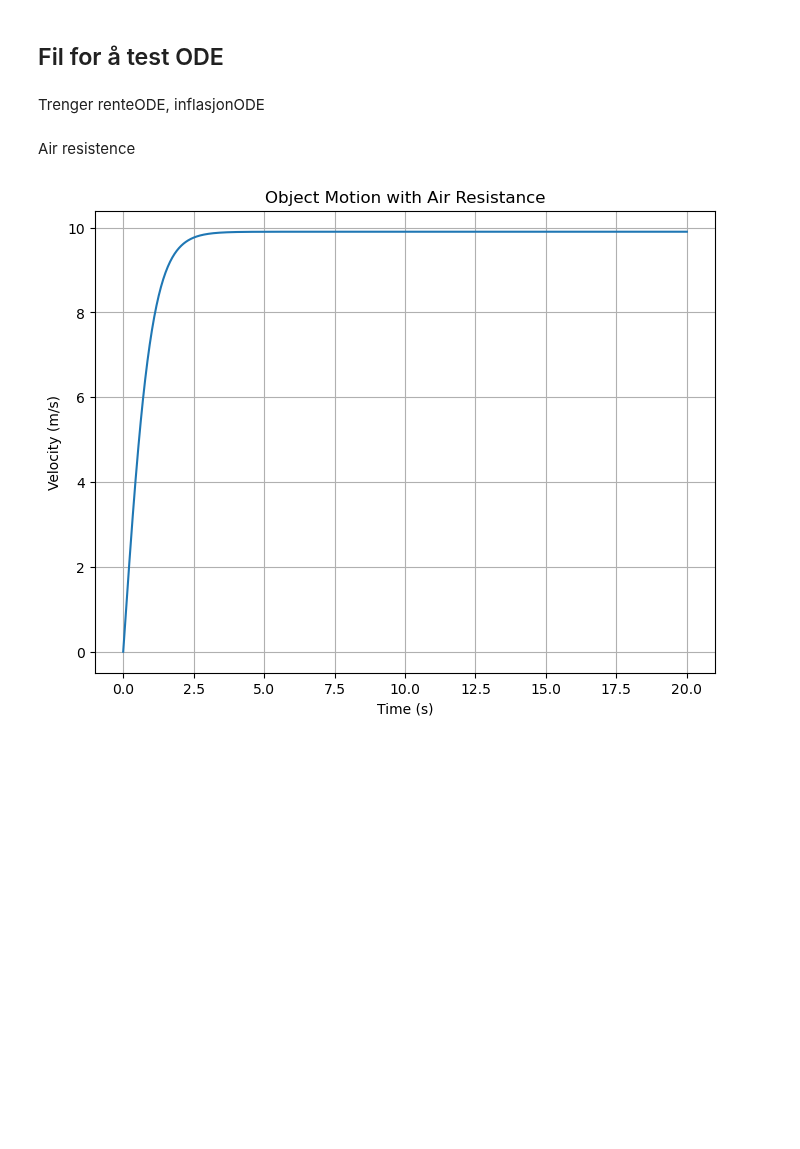
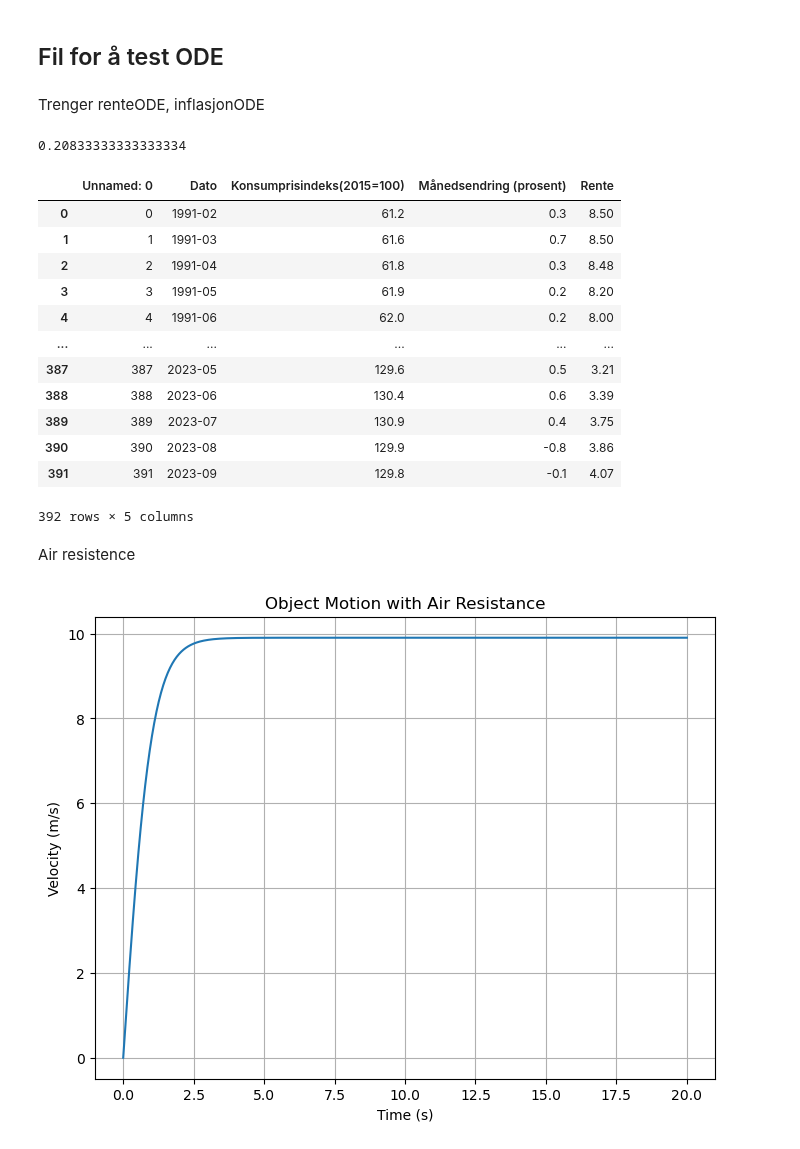
Before and after one commit to 591118/ProsjektADAH2023, a Jupyter notebook: ode.ipynb, the cells around one changed output. Drawn from its saved outputs; the diff is of its cells as text; code cells hidden in the pictures; blank space fills up the shorter version.

```diff
--- a/ode.ipynb
+++ b/ode.ipynb
@@ -5,3 +7,29 @@ Trenger renteODE, inflasjonODE
+# %%
+annual_inflation_goal = 2.5  # Annual inflation goal in percentage
+
+# Convert the annual inflation goal to a monthly percentage
+monthly_inflation_goal = annual_inflation_goal / 12
+
+print(monthly_inflation_goal)
+# %% [output]
+0.20833333333333334
+# %%
+df = pd.read_excel('siste_rente_kpi.xlsx')
+df
+# %% [output]
+|  | Unnamed: 0 | Dato | Konsumprisindeks(2015=100) | Månedsendring (prosent) | Rente |
+| 0 | 0 | 1991-02 | 61.2 | 0.3 | 8.50 |
+| 1 | 1 | 1991-03 | 61.6 | 0.7 | 8.50 |
+| 2 | 2 | 1991-04 | 61.8 | 0.3 | 8.48 |
+| 3 | 3 | 1991-05 | 61.9 | 0.2 | 8.20 |
+| 4 | 4 | 1991-06 | 62.0 | 0.2 | 8.00 |
+| ... | ... | ... | ... | ... | ... |
+| 387 | 387 | 2023-05 | 129.6 | 0.5 | 3.21 |
+| 388 | 388 | 2023-06 | 130.4 | 0.6 | 3.39 |
+| 389 | 389 | 2023-07 | 130.9 | 0.4 | 3.75 |
+| 390 | 390 | 2023-08 | 129.9 | -0.8 | 3.86 |
+| 391 | 391 | 2023-09 | 129.8 | -0.1 | 4.07 |
+392 rows × 5 columns
 # %% [markdown]
 Air resistence
 # %%
```
Also changed, not shown: parts of 3 cells of this notebook, 3 other files.
